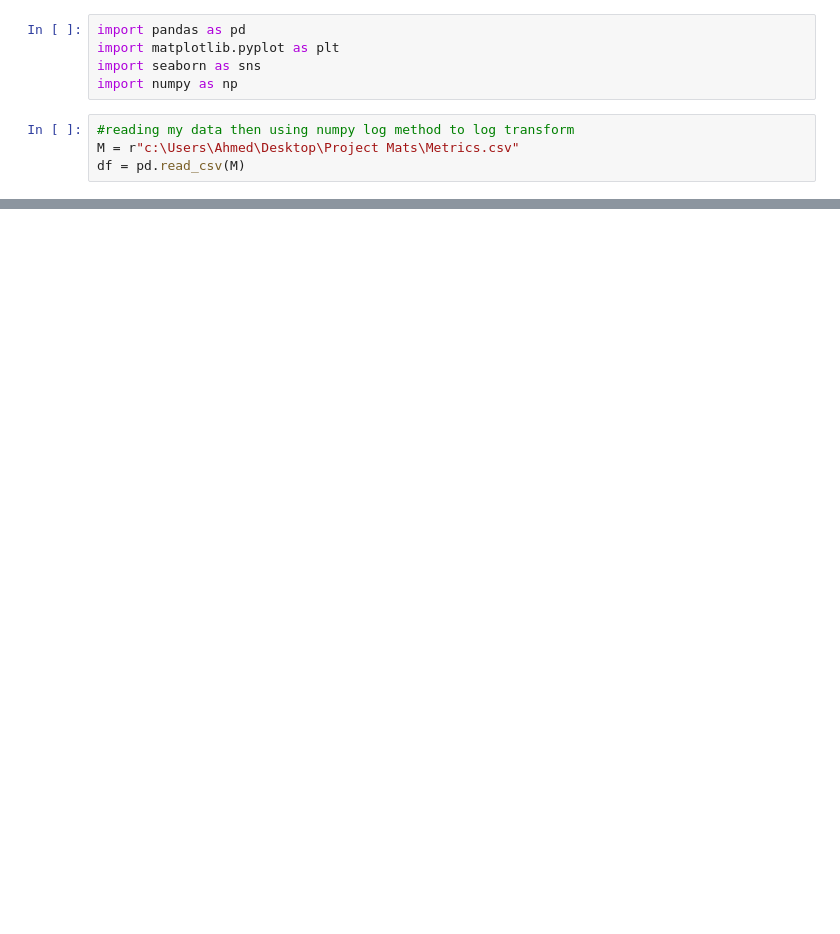
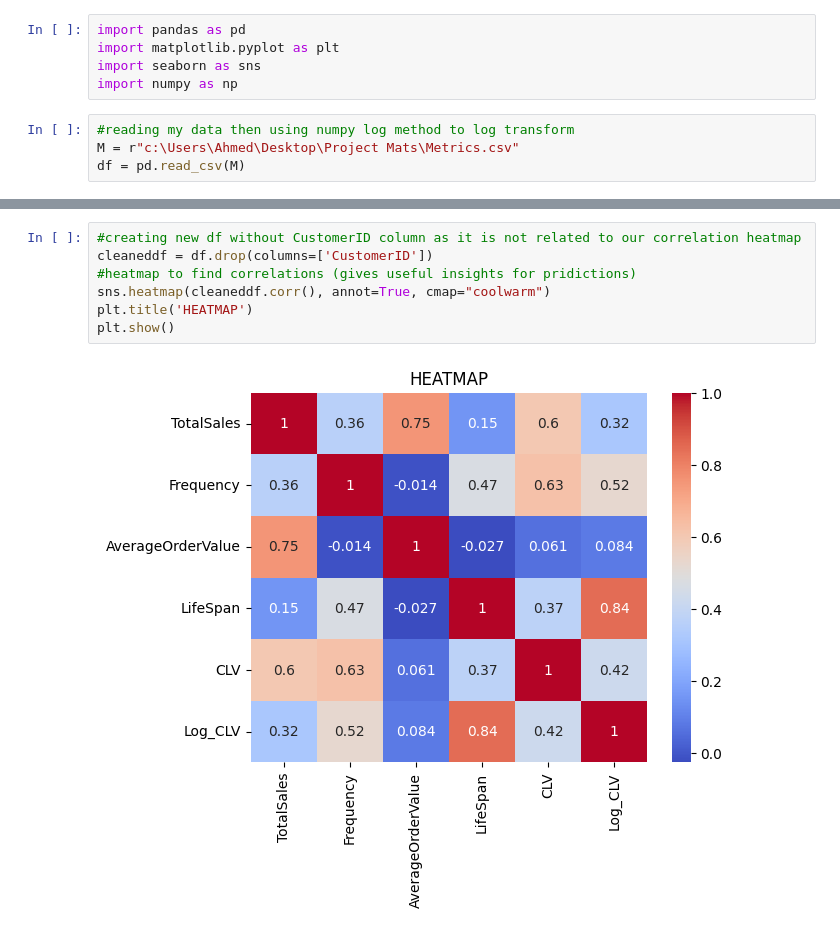
Before and after one commit to Ahmed-Reda-20/Customer-CLV-Prediction-and-Segmentation, a Jupyter notebook: scripts/CLV Explo-Predictio-Clustering.ipynb, the cells around one changed output, grey strips where cells are left out. Cells and saved outputs as stored; diff of their text form; blank space fills up the shorter version.

```diff
--- a/scripts/CLV Explo-Predictio-Clustering.ipynb
+++ b/scripts/CLV Explo-Predictio-Clustering.ipynb
@@ -28,0 +63,9 @@ plt.show()
+# %%
+#creating new df without CustomerID column as it is not related to our correlation heatmap
+cleaneddf = df.drop(columns=['CustomerID'])
+#heatmap to find correlations (gives useful insights for pridictions)
+sns.heatmap(cleaneddf.corr(), annot=True, cmap="coolwarm")
+plt.title('HEATMAP')
+plt.show()
+# %% [output]
+[figure, added]
```
Also changed, not shown: parts of 5 cells of this notebook.
